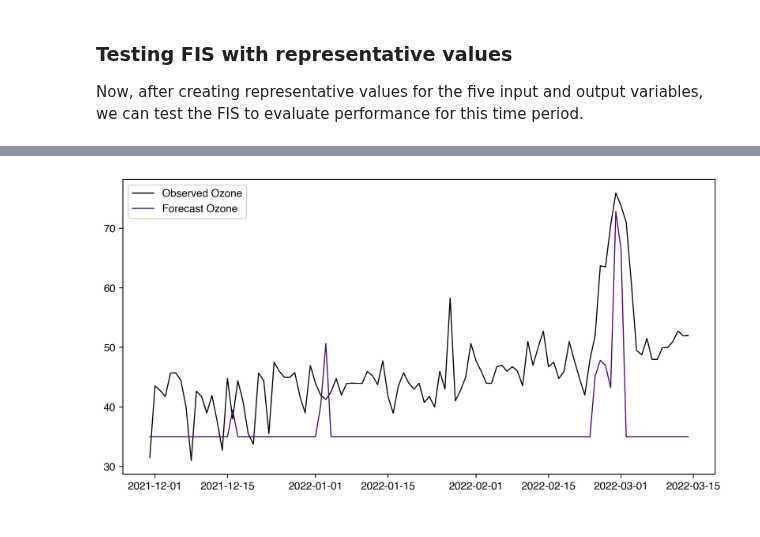
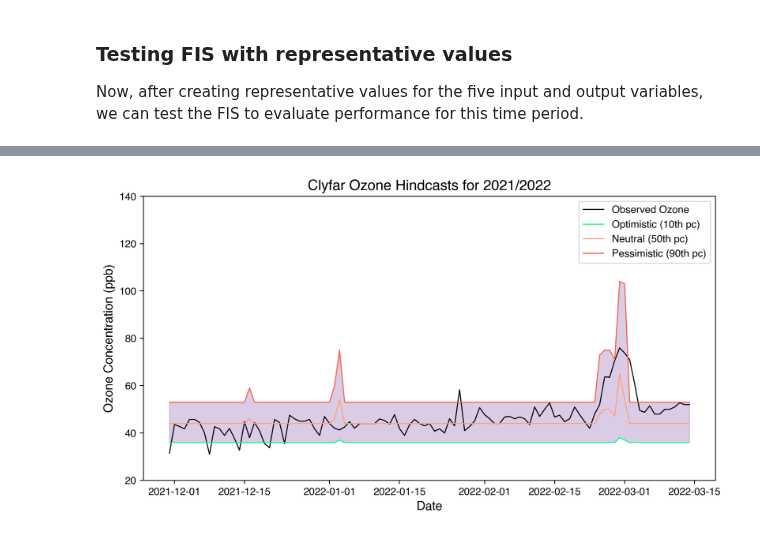
Before and after one commit to Bingham-Research-Center/clyfar, a Jupyter notebook: fis/clyfar_v1.ipynb, the cells around one changed output, grey strips where cells are left out. Drawn from its saved outputs; the diff is of its cells as text; code cells hidden in the pictures.

Commit message:
There's a fully working version with a 10-50-90 pc optimistic-pessimistic method to communicate uncertainty.

```diff
--- a/fis/clyfar_v1.ipynb
+++ b/fis/clyfar_v1.ipynb
@@ -548,3 +603,9 @@ def plot_all_categories(ax, variable, line_colors=None, plot_fill=True):
+# %%
+def create_possibility_df(sim, consequent, category_names, normalize=False):
+    possibility_array = create_possibility_array(sim, consequent, normalize=normalize)
+    df = pd.DataFrame(index=category_names)
+    df['possibility'] = possibility_array
+    return df
 # %% [markdown]
 ### Defining categories and membership functions
 # %% [markdown]
@@ -674,10 +694,11 @@ high solar[high]
 # Elevated trapezium is 55-65-75-85
 # Extreme trapezium is 70-80-100-140 (can consider h<1 ?!)
 
-ozone['background'] = trapmf_from_quintuple(ozone_uod, 20, 30, 40, 50, h=1.0)
+ozone['background'] = trapmf_from_quintuple(ozone_uod, 30, 40, 50, 60, h=1.0)
 ozone['moderate'] = trapmf_from_quintuple(ozone_uod, 40, 50, 60, 70, h=1.0)
 ozone['elevated'] = trapmf_from_quintuple(ozone_uod, 50, 60, 75, 85, h=1.0)
-ozone['extreme'] = trapmf_from_quintuple(ozone_uod, 75, 85, 100, 140, h=1.0)
+ozone['extreme'] = trapmf_from_quintuple(ozone_uod, 75, 85, 90, 120, h=1.0)
+# If we don't catch extreme, we might have h<1 and "fat tail" to aggregation.
 
 fig, ax = plt.subplots(1)
 plot_all_categories(ax, ozone, plot_fill=True, line_colors=ozone_cats)
@@ -715,6 +736,9 @@ rule6 = ctrl.Rule(snow['sufficient'] & mslp['moderate'] & wind['calm'] & solar['
 # %%
 ozone_ctrl = ctrl.ControlSystem([rule1, rule2, rule3, rule4, rule5, rule6]) # , rule7])
 ozone_simulation = ctrl.ControlSystemSimulation(ozone_ctrl)
+# %%
+def clip_distr(distr, activation):
+    return np.minimum(distr, activation)
 # %%
 def plot_activation(x_uod, mf_func, y_value, variable_name,
                     fuzz_color=fave_color, category_label=None,
@@ -754,7 +778,8 @@ def plot_activation(x_uod, mf_func, y_value, variable_name,
 
     if return_activation_y:
         # y_return is y clipped to the y_value
-        y_return = np.minimum(y, y_value)
+        # y_return = np.minimum(y, y_value)
+        y_return = clip_distr(y, y_value)
         return fig, ax, y_return
 
     return fig, ax
@@ -1145,9 +1152,32 @@ df_rep
 # %%
 # Plot forecast and observed representative ozone values
 fig,ax = plt.subplots(figsize=(10, 5))
-ax.plot(df_rep.index, df_rep['ozone_concentration'], label="Observed Ozone", color='black', lw=1)
-ax.plot(df_rep.index, df_rep['ozone_forecast'], label="Forecast Ozone", color=fave_color, lw=1)
+
+# This is truth
+ax.plot(df_rep.index, df_rep['ozone_concentration'], label="Observed Ozone",
+            color='black', lw=1)
+
+# Plot best-, average-, and worst-case scenarios (10th, 50th, 90th percentiles)
+# Use plot colours defined in pc_colors
+ax.plot(df_rep.index, df_rep['ozone_10pc'], label="Optimistic (10th pc)",
+            color=pc_colors[10], lw=1)
+ax.plot(df_rep.index, df_rep['ozone_50pc'], label="Neutral (50th pc)",
+            color=pc_colors[50], lw=1)
+ax.plot(df_rep.index, df_rep['ozone_90pc'], label="Pessimistic (90th pc)",
+            color=pc_colors[90], lw=1)
+
+# Shade between the 10th and 90th with a very faint fave_color
+ax.fill_between(df_rep.index, df_rep['ozone_10pc'], df_rep['ozone_90pc'],
+                color=fave_color, alpha=0.2)
+
+# Label this is Clyfar ozone hindcasts for 2021/2022, perfect inputs (obs)
+# x-axis is date, y-axis is ozone concentration (ppb)
+ax.set_xlabel("Date", fontsize=12)
+ax.set_ylabel("Ozone Concentration (ppb)", fontsize=12)
+ax.set_title("Clyfar Ozone Hindcasts for 2021/2022", fontsize=14)
+ax.set_ylim(ozone_uod[0], ozone_uod[-1])
+
 ax.legend()
 plt.show()
 # %% [output]
-[figure, old version]
+[figure, new version]
```
Also changed, not shown: parts of 23 cells of this notebook, 3 other files.
